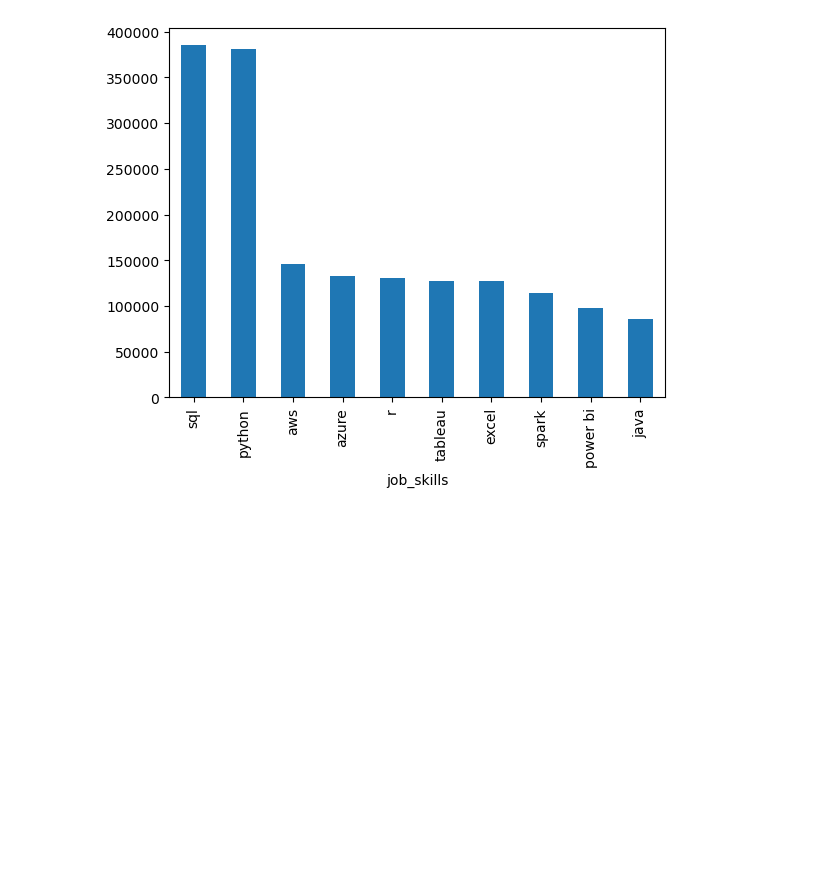
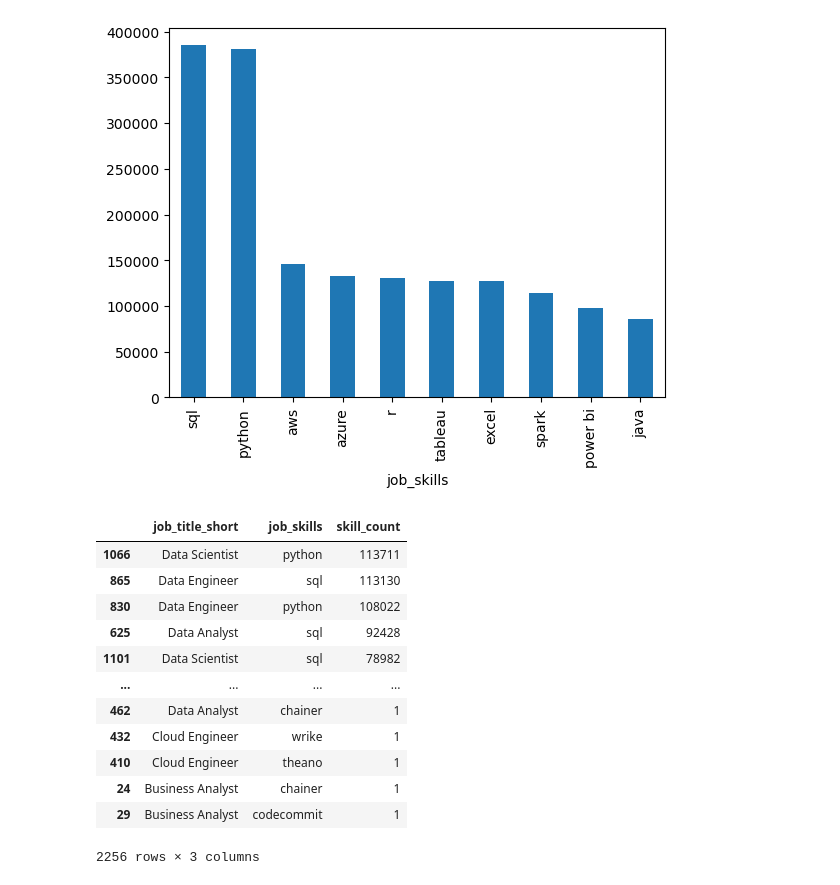
Before and after one commit to okiromosh/Learning-Python-Data, a Jupyter notebook: Python_Pandas 10_Explode Method.ipynb, the cells around one changed output. Saved outputs shown, nothing was run; the diff lists cells and outputs as text; code cells hidden in the pictures; blank space fills up the shorter version.

```diff
--- a/Python_Pandas 10_Explode Method.ipynb
+++ b/Python_Pandas 10_Explode Method.ipynb
@@ -25,0 +28,20 @@ df_exploded['job_skills'].value_counts().head(10).plot(kind='bar')
+# %%
+# turn the series into a dataframe
+df_skills_count = skills_count.reset_index(name='skill_count')
+
+df_skills_count = df_skills_count.sort_values(by='skill_count', ascending=False)
+df_skills_count
+# %% [output]
+|  | job_title_short | job_skills | skill_count |
+| 1066 | Data Scientist | python | 113711 |
+| 865 | Data Engineer | sql | 113130 |
+| 830 | Data Engineer | python | 108022 |
+| 625 | Data Analyst | sql | 92428 |
+| 1101 | Data Scientist | sql | 78982 |
+| ... | ... | ... | ... |
+| 462 | Data Analyst | chainer | 1 |
+| 432 | Cloud Engineer | wrike | 1 |
+| 410 | Cloud Engineer | theano | 1 |
+| 24 | Business Analyst | chainer | 1 |
+| 29 | Business Analyst | codecommit | 1 |
+2256 rows × 3 columns
```
Also changed, not shown: parts of 3 cells of this notebook, 1 other file.
